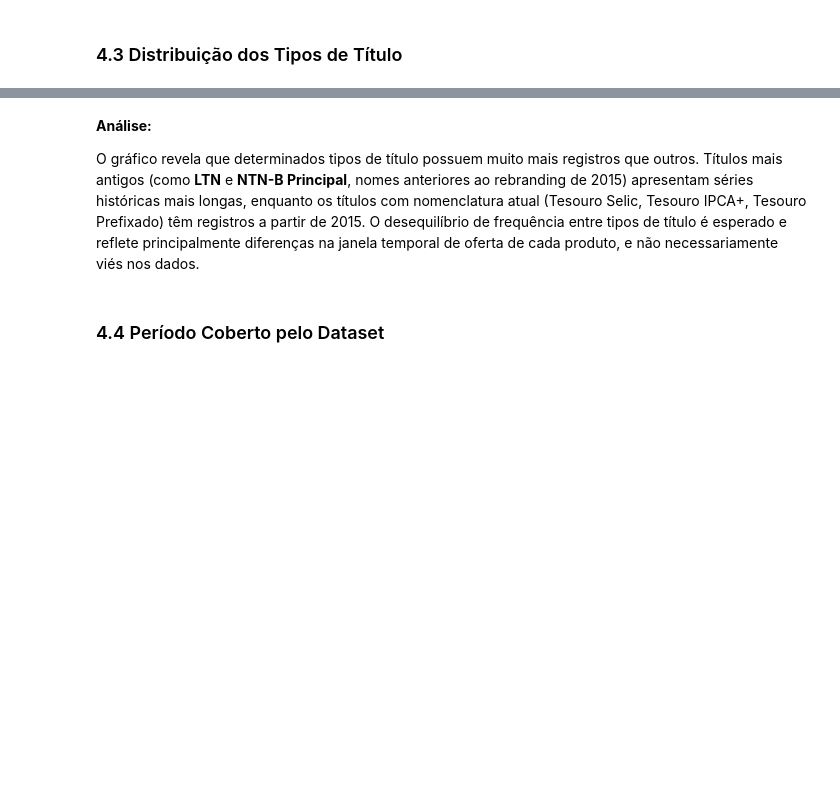
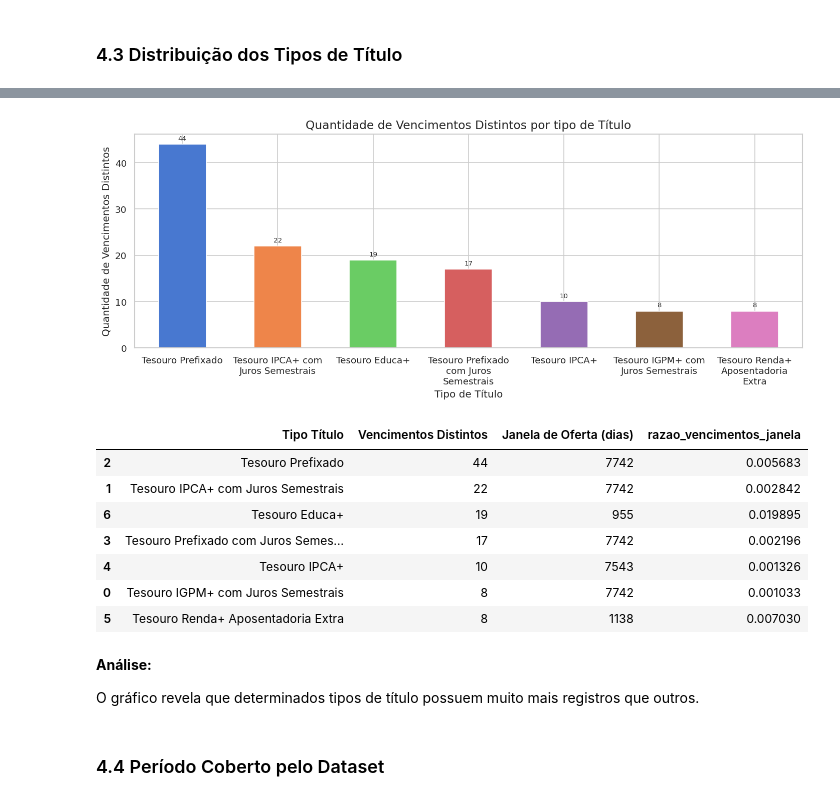
Before and after one commit to marciomocellin/analise-tesouro-direto, a Jupyter notebook: analise_tesouro_direto.ipynb, the cells around one changed output, grey strips where cells are left out. Saved outputs shown, nothing was run; the diff lists cells and outputs as text; code cells hidden in the pictures; blank space fills up the shorter version.

Commit message:
Distribuição dos Tipos de Título

```diff
--- a/analise_tesouro_direto.ipynb
+++ b/analise_tesouro_direto.ipynb
@@ -656,3 +669,19 @@ print(zeros.to_string())
 - A coluna `Tipo Titulo` não apresenta valores ausentes, o que é esperado.
 # %% [markdown]
 ### 4.3 Distribuição dos Tipos de Título
+# %%
+janela_titulo = (
+    df_pre.groupby("Tipo Titulo")["Data Base"]
+    .agg(
+        inicio_oferta="min",
+        fim_oferta="max"
+    )
+    .sort_values("inicio_oferta")
+    .reset_index()
+)
+
+janela_titulo["janela_dias"] = (
+    janela_titulo["fim_oferta"] - janela_titulo["inicio_oferta"]
+).dt.days
+
+janela_titulo
@@ -659,22 +697,45 @@ print(zeros.to_string())
 # %%
-contagem_tipos = df["Tipo Titulo"].value_counts()
+from textwrap import fill
+valores_unicos = (df_pre["Tipo Titulo"] + " - " + df_pre["Data Vencimento"].dt.strftime("%Y-%m-%d")).unique()
+
+valores_unicos = pd.Series([i[:-13] for i in valores_unicos])
+
+contagem_tipos = valores_unicos.value_counts()
 
 fig, ax = plt.subplots(figsize=(12, 5))
 contagem_tipos.plot(kind="bar", ax=ax, color=sns.color_palette("muted", len(contagem_tipos)))
-ax.set_title("Frequência de Registros por Tipo de Título", fontsize=14)
+ax.set_title("Quantidade de Vencimentos Distintos por tipo de Título", fontsize=14)
 ax.set_xlabel("Tipo de Título")
-ax.set_ylabel("Número de Registros")
-ax.tick_params(axis="x", rotation=45)
+ax.set_ylabel("Quantidade de Vencimentos Distintos")
+
+labels_quebrados = [fill(tipo, width=18) for tipo in contagem_tipos.index]
+ax.set_xticks(ax.get_xticks())
+ax.set_xticklabels(labels_quebrados, rotation=0, ha="center")
+
+# ax.tick_params(axis="x", rotation=90)
 for container in ax.containers:
     ax.bar_label(container, fmt="%d", padding=3, fontsize=8)
 plt.tight_layout()
 plt.show()
 
-print(contagem_tipos.to_string())
+tabela = pd.DataFrame(contagem_tipos).merge(janela_titulo[["Tipo Titulo",  "janela_dias"]], left_index=True, right_on="Tipo Titulo")[['Tipo Titulo', 'count','janela_dias']]
+tabela.columns = ["Tipo Título", "Vencimentos Distintos", "Janela de Oferta (dias)"]
+tabela['razao_vencimentos_janela'] = tabela['Vencimentos Distintos'] / tabela['Janela de Oferta (dias)']
+tabela
+# %% [output]
+[figure, added]
+|  | Tipo Título | Vencimentos Distintos | Janela de Oferta (dias) | razao_vencimentos_janela |
+| 2 | Tesouro Prefixado | 44 | 7742 | 0.005683 |
+| 1 | Tesouro IPCA+ com Juros Semestrais | 22 | 7742 | 0.002842 |
+| 6 | Tesouro Educa+ | 19 | 955 | 0.019895 |
+| 3 | Tesouro Prefixado com Juros Semes... | 17 | 7742 | 0.002196 |
+| 4 | Tesouro IPCA+ | 10 | 7543 | 0.001326 |
+| 0 | Tesouro IGPM+ com Juros Semestrais | 8 | 7742 | 0.001033 |
+| 5 | Tesouro Renda+ Aposentadoria Extra | 8 | 1138 | 0.007030 |
 # %% [markdown]
 **Análise:**
 
-O gráfico revela que determinados tipos de título possuem muito mais registros que outros. Títulos mais antigos (como **LTN** e **NTN-B Principal**, nomes anteriores ao rebranding de 2015) apresentam séries históricas mais longas, enquanto os títulos com nomenclatura atual (Tesouro Selic, Tesouro IPCA+, Tesouro Prefixado) têm registros a partir de 2015. O desequilíbrio de frequência entre tipos de título é esperado e reflete principalmente diferenças na janela temporal de oferta de cada produto, e não necessariamente viés nos dados.
+O gráfico revela que determinados tipos de título possuem muito mais registros que outros.
 # %% [markdown]
 ### 4.4 Período Coberto pelo Dataset
 # %%
```
Also changed, not shown: parts of 3 cells of this notebook.
